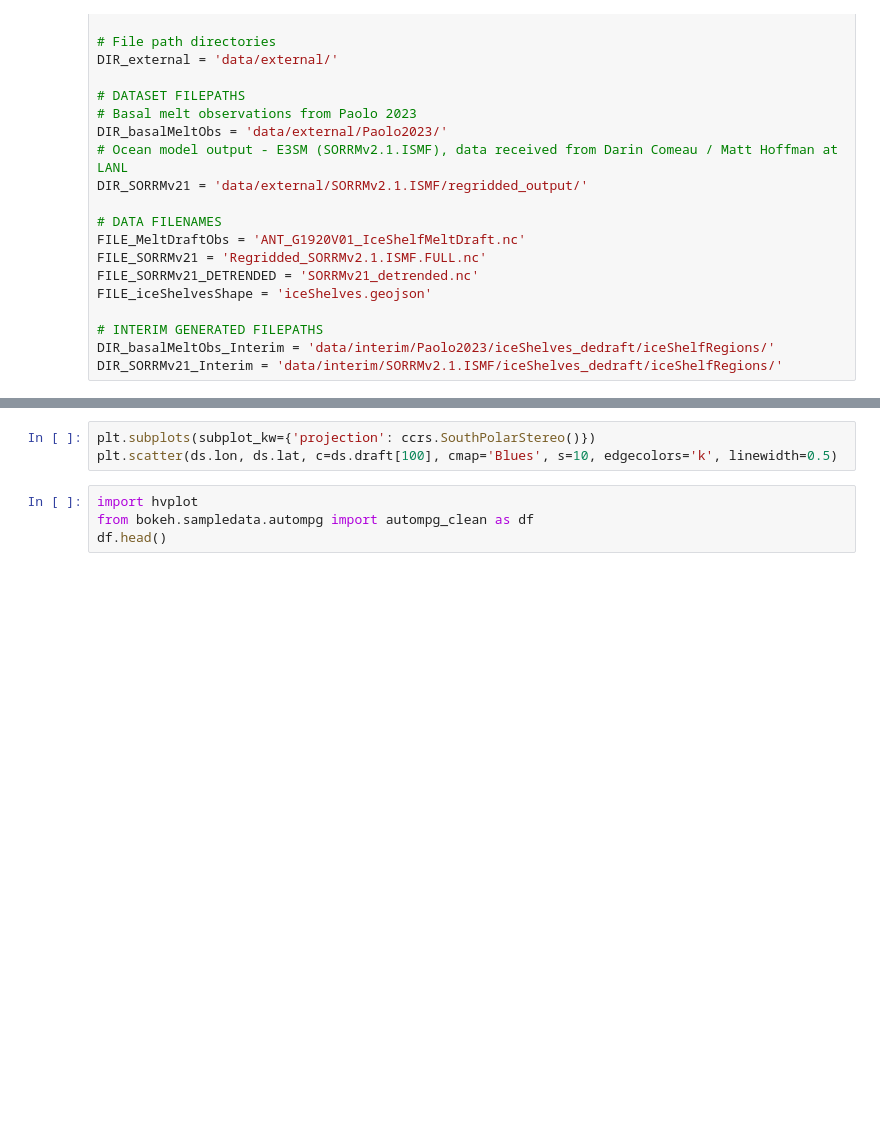
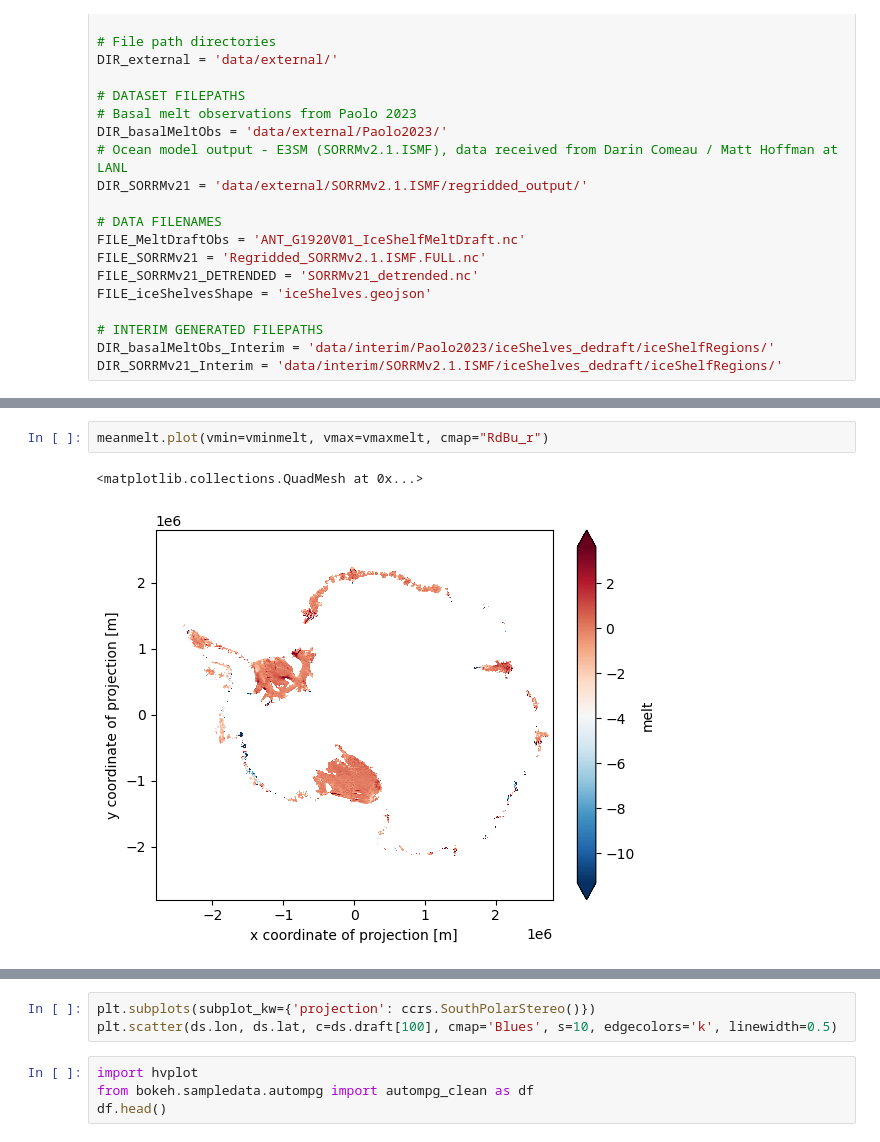
Before and after one commit to mshiv/aislens_emulation, a Jupyter notebook: notebooks/scratch.ipynb, the cells around one changed output, grey strips where cells are left out. Cells and saved outputs as stored; diff of their text form; blank space fills up the shorter version.

```diff
--- a/notebooks/scratch.ipynb
+++ b/notebooks/scratch.ipynb
@@ -69,0 +147,5 @@ ds = ds.rename({"Time":"time"})
+# %%
+meanmelt.plot(vmin=vminmelt, vmax=vmaxmelt, cmap="RdBu_r")
+# %% [output]
+<matplotlib.collections.QuadMesh at 0x...>
+[figure, added]
```
Also changed, not shown: parts of 18 cells of this notebook, 2 other files.
